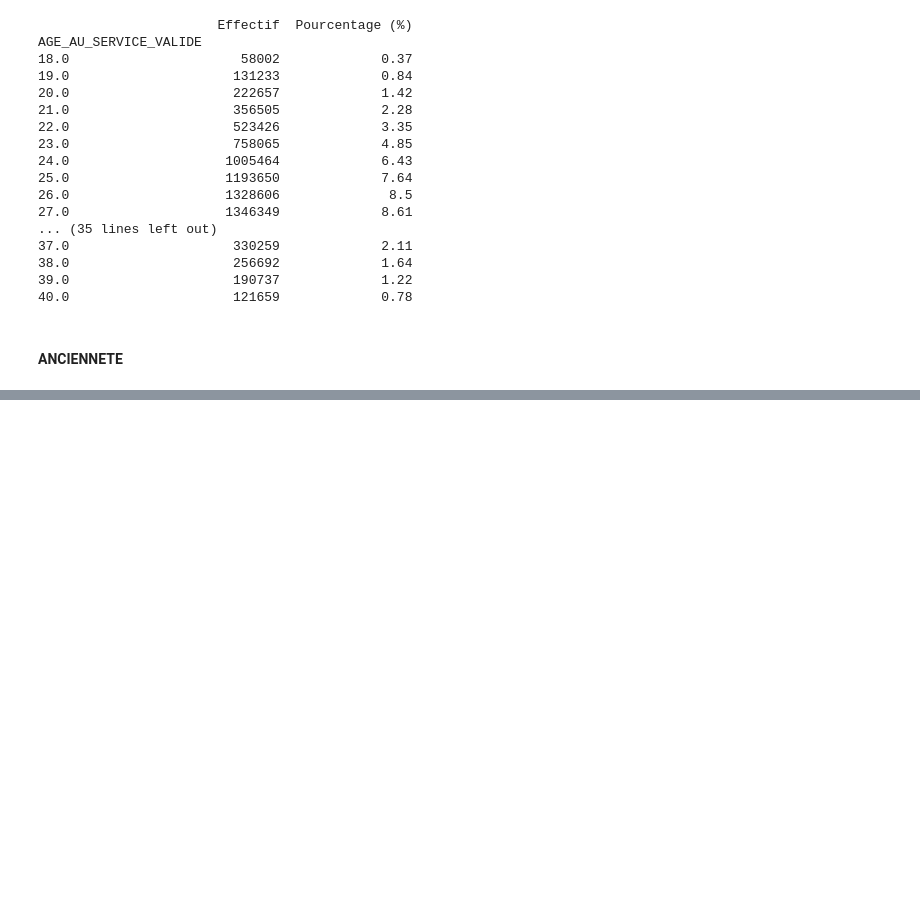
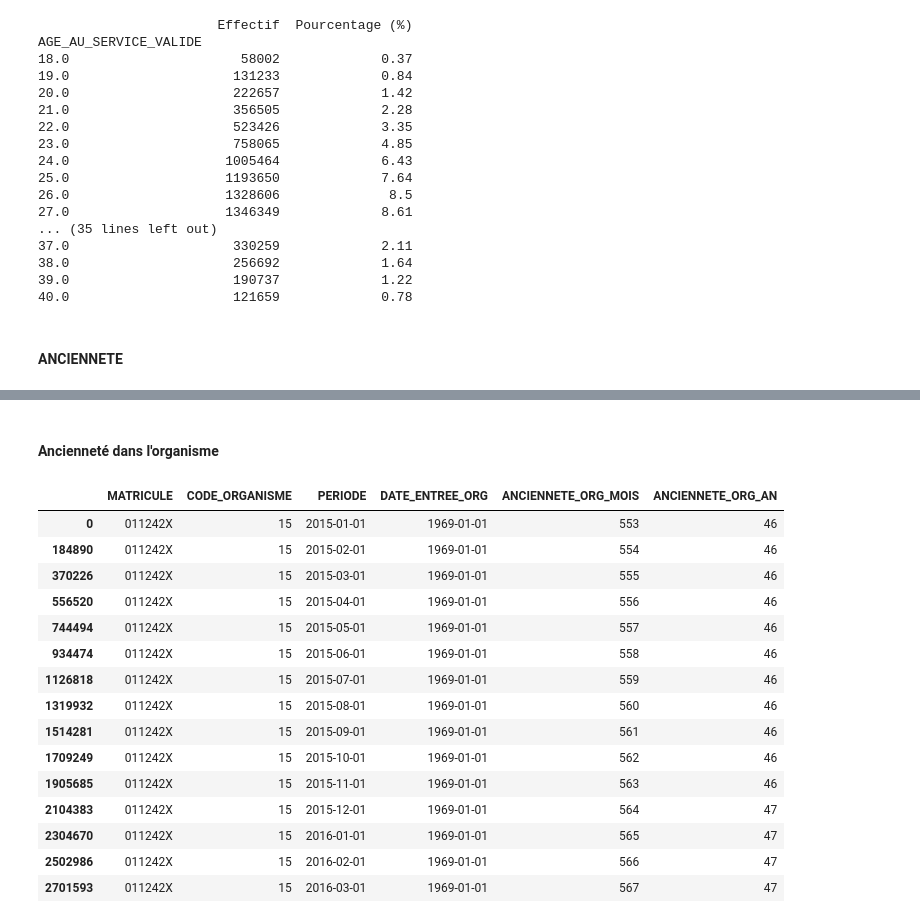
Before and after one commit to cae-ins/panel_admin_data, a Jupyter notebook: Traiment_Data_Solde_1.ipynb, the cells around one changed output, grey strips where cells are left out. Drawn from its saved outputs; the diff is of its cells as text; code cells hidden in the pictures; blank space fills up the shorter version.

```diff
--- a/Traiment_Data_Solde_1.ipynb
+++ b/Traiment_Data_Solde_1.ipynb
@@ -1564,0 +1779,35 @@ Aperçu colonnes clés :
+# %% [markdown]
+#### Ancienneté dans l'organisme
+# %%
+panel_solde_df, rep = build_anciennete_organisme_depuis_ps_min_collecte(
+    panel_solde_df_mois,
+    matricule_col="MATRICULE",
+    org_col="CODE_ORGANISME",
+    collect_col="DATE_COLLECTE",
+    ps_col="PRISE DE SERVICE",
+    entry_col="DATE_ENTREE_ORG",
+    months_col="ANCIENNETE_ORG_MOIS",
+    years_col="ANCIENNETE_ORG_AN",
+    inclusive=True,
+    fallback_when_ps_missing="min_collecte",  # ou "min_ps_non_null"
+    return_report=True
+)
+
+display(rep["extrait"].head(15))
+# %% [output]
+|  | MATRICULE | CODE_ORGANISME | PERIODE | DATE_ENTREE_ORG | ANCIENNETE_ORG_MOIS | ANCIENNETE_ORG_AN |
+| 0 | 011242X | 15 | 2015-01-01 | 1969-01-01 | 553 | 46 |
+| 184890 | 011242X | 15 | 2015-02-01 | 1969-01-01 | 554 | 46 |
+| 370226 | 011242X | 15 | 2015-03-01 | 1969-01-01 | 555 | 46 |
+| 556520 | 011242X | 15 | 2015-04-01 | 1969-01-01 | 556 | 46 |
+| 744494 | 011242X | 15 | 2015-05-01 | 1969-01-01 | 557 | 46 |
+| 934474 | 011242X | 15 | 2015-06-01 | 1969-01-01 | 558 | 46 |
+| 1126818 | 011242X | 15 | 2015-07-01 | 1969-01-01 | 559 | 46 |
+| 1319932 | 011242X | 15 | 2015-08-01 | 1969-01-01 | 560 | 46 |
+| 1514281 | 011242X | 15 | 2015-09-01 | 1969-01-01 | 561 | 46 |
+| 1709249 | 011242X | 15 | 2015-10-01 | 1969-01-01 | 562 | 46 |
+| 1905685 | 011242X | 15 | 2015-11-01 | 1969-01-01 | 563 | 46 |
+| 2104383 | 011242X | 15 | 2015-12-01 | 1969-01-01 | 564 | 47 |
+| 2304670 | 011242X | 15 | 2016-01-01 | 1969-01-01 | 565 | 47 |
+| 2502986 | 011242X | 15 | 2016-02-01 | 1969-01-01 | 566 | 47 |
+| 2701593 | 011242X | 15 | 2016-03-01 | 1969-01-01 | 567 | 47 |
```
Also changed, not shown: parts of 13 cells of this notebook.
